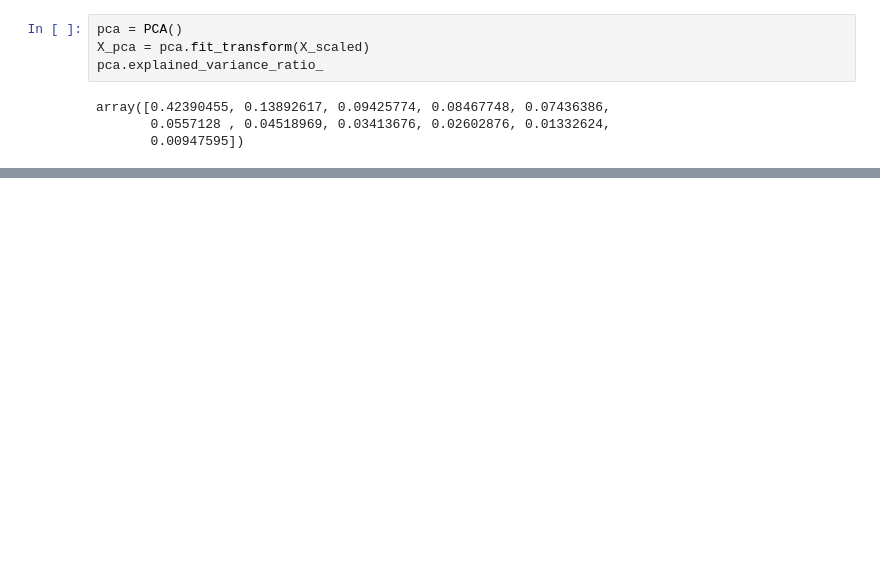
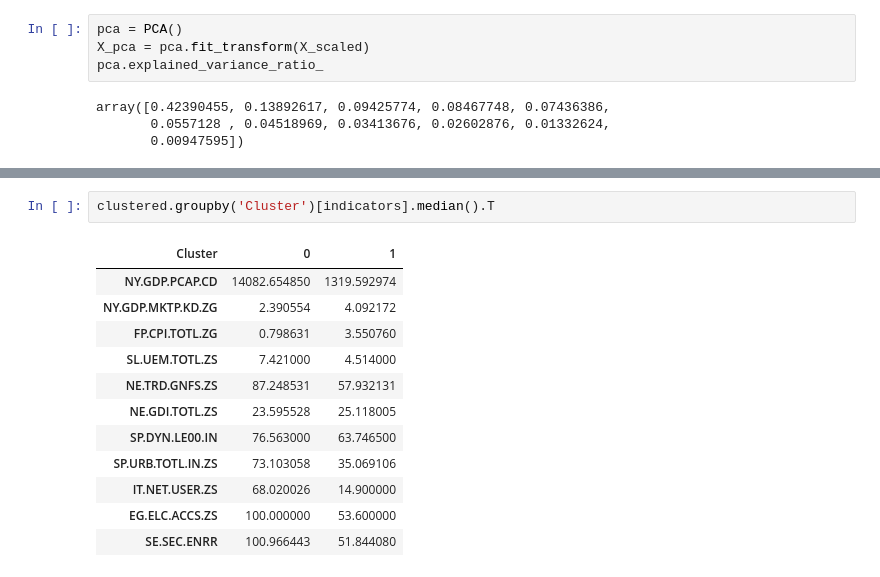
Before and after one commit to Kav1905/DS203_NationClustering, a Jupyter notebook: Socioeconomic_Clustering.ipynb, the cells around one changed output, grey strips where cells are left out. Cells and saved outputs as stored; diff of their text form; blank space fills up the shorter version.

```diff
--- a/Socioeconomic_Clustering.ipynb
+++ b/Socioeconomic_Clustering.ipynb
@@ -348,0 +420,15 @@ array([0.42390455, 0.13892617, 0.09425774, 0.08467748, 0.07436386,
+# %%
+clustered.groupby('Cluster')[indicators].median().T
+# %% [output]
+| Cluster | 0 | 1 |
+| NY.GDP.PCAP.CD | 14082.654850 | 1319.592974 |
+| NY.GDP.MKTP.KD.ZG | 2.390554 | 4.092172 |
+| FP.CPI.TOTL.ZG | 0.798631 | 3.550760 |
+| SL.UEM.TOTL.ZS | 7.421000 | 4.514000 |
+| NE.TRD.GNFS.ZS | 87.248531 | 57.932131 |
+| NE.GDI.TOTL.ZS | 23.595528 | 25.118005 |
+| SP.DYN.LE00.IN | 76.563000 | 63.746500 |
+| SP.URB.TOTL.IN.ZS | 73.103058 | 35.069106 |
+| IT.NET.USER.ZS | 68.020026 | 14.900000 |
+| EG.ELC.ACCS.ZS | 100.000000 | 53.600000 |
+| SE.SEC.ENRR | 100.966443 | 51.844080 |
```
Also changed, not shown: parts of 24 cells of this notebook, 1 other file.
